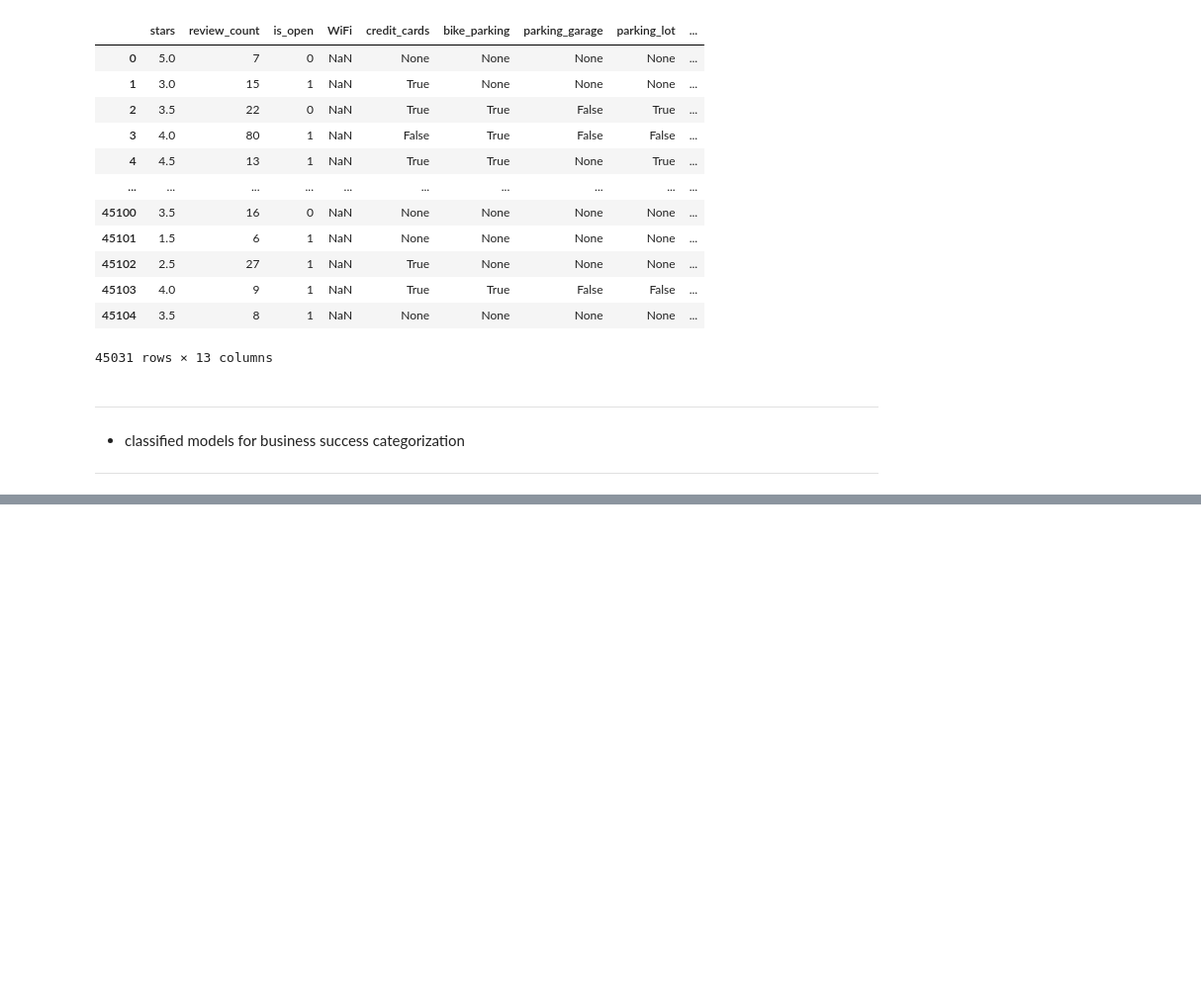
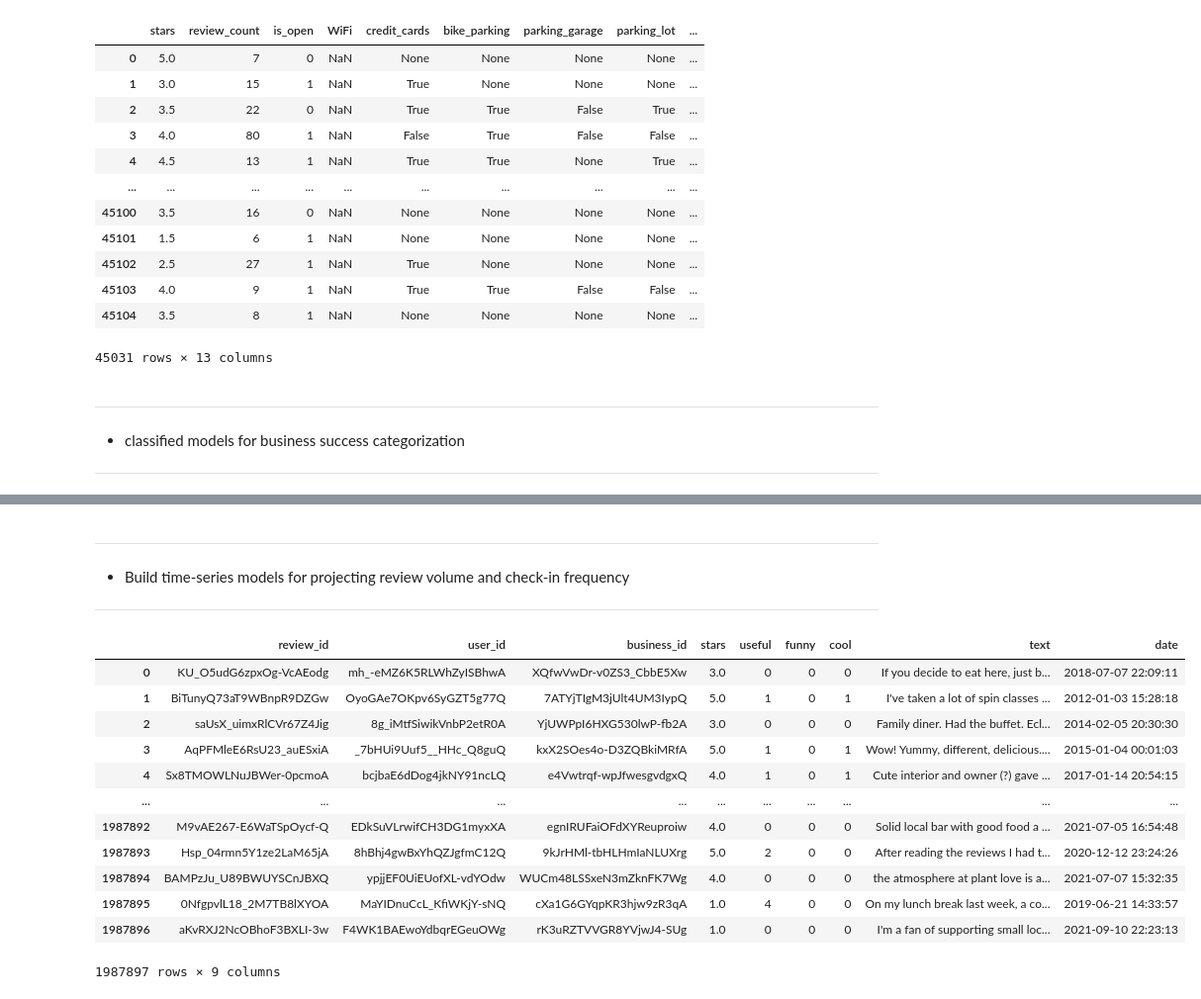
Before and after one commit to Jenblr/Yelp-Business-Data-Success-Analysis, a Jupyter notebook: Predictive_Modeling.ipynb, the cells around one changed output, grey strips where cells are left out. Shown: that part at 99% size. Drawn from its saved outputs; the diff is of its cells as text; code cells hidden in the pictures; blank space fills up the shorter version.

```diff
--- a/Predictive_Modeling.ipynb
+++ b/Predictive_Modeling.ipynb
@@ -316,0 +391,20 @@ plt.show()
+# %% [markdown]
+---
+- Build time-series models for projecting review volume and check-in frequency
+---
+# %%
+review
+# %% [output]
+|  | review_id | user_id | business_id | stars | useful | funny | cool | text | date |
+| 0 | KU_O5udG6zpxOg-VcAEodg | mh_-eMZ6K5RLWhZyISBhwA | XQfwVwDr-v0ZS3_CbbE5Xw | 3.0 | 0 | 0 | 0 | If you decide to eat here, just b... | 2018-07-07 22:09:11 |
+| 1 | BiTunyQ73aT9WBnpR9DZGw | OyoGAe7OKpv6SyGZT5g77Q | 7ATYjTIgM3jUlt4UM3IypQ | 5.0 | 1 | 0 | 1 | I've taken a lot of spin classes ... | 2012-01-03 15:28:18 |
+| 2 | saUsX_uimxRlCVr67Z4Jig | 8g_iMtfSiwikVnbP2etR0A | YjUWPpI6HXG530lwP-fb2A | 3.0 | 0 | 0 | 0 | Family diner. Had the buffet. Ecl... | 2014-02-05 20:30:30 |
+| 3 | AqPFMleE6RsU23_auESxiA | _7bHUi9Uuf5__HHc_Q8guQ | kxX2SOes4o-D3ZQBkiMRfA | 5.0 | 1 | 0 | 1 | Wow! Yummy, different, delicious.... | 2015-01-04 00:01:03 |
+| 4 | Sx8TMOWLNuJBWer-0pcmoA | bcjbaE6dDog4jkNY91ncLQ | e4Vwtrqf-wpJfwesgvdgxQ | 4.0 | 1 | 0 | 1 | Cute interior and owner (?) gave ... | 2017-01-14 20:54:15 |
+| ... | ... | ... | ... | ... | ... | ... | ... | ... | ... |
+| 1987892 | M9vAE267-E6WaTSpOycf-Q | EDkSuVLrwifCH3DG1myxXA | egnIRUFaiOFdXYReuproiw | 4.0 | 0 | 0 | 0 | Solid local bar with good food a ... | 2021-07-05 16:54:48 |
+| 1987893 | Hsp_04rmn5Y1ze2LaM65jA | 8hBhj4gwBxYhQZJgfmC12Q | 9kJrHMl-tbHLHmIaNLUXrg | 5.0 | 2 | 0 | 0 | After reading the reviews I had t... | 2020-12-12 23:24:26 |
+| 1987894 | BAMPzJu_U89BWUYSCnJBXQ | ypjjEF0UiEUofXL-vdYOdw | WUCm48LSSxeN3mZknFK7Wg | 4.0 | 0 | 0 | 0 | the atmosphere at plant love is a... | 2021-07-07 15:32:35 |
+| 1987895 | 0NfgpvlL18_2M7TB8lXYOA | MaYIDnuCcL_KfiWKjY-sNQ | cXa1G6GYqpKR3hjw9zR3qA | 1.0 | 4 | 0 | 0 | On my lunch break last week, a co... | 2019-06-21 14:33:57 |
+| 1987896 | aKvRXJ2NcOBhoF3BXLI-3w | F4WK1BAEwoYdbqrEGeuOWg | rK3uRZTVVGR8YVjwJ4-SUg | 1.0 | 0 | 0 | 0 | I'm a fan of supporting small loc... | 2021-09-10 22:23:13 |
+1987897 rows × 9 columns
```
Also changed, not shown: parts of 8 cells of this notebook.
